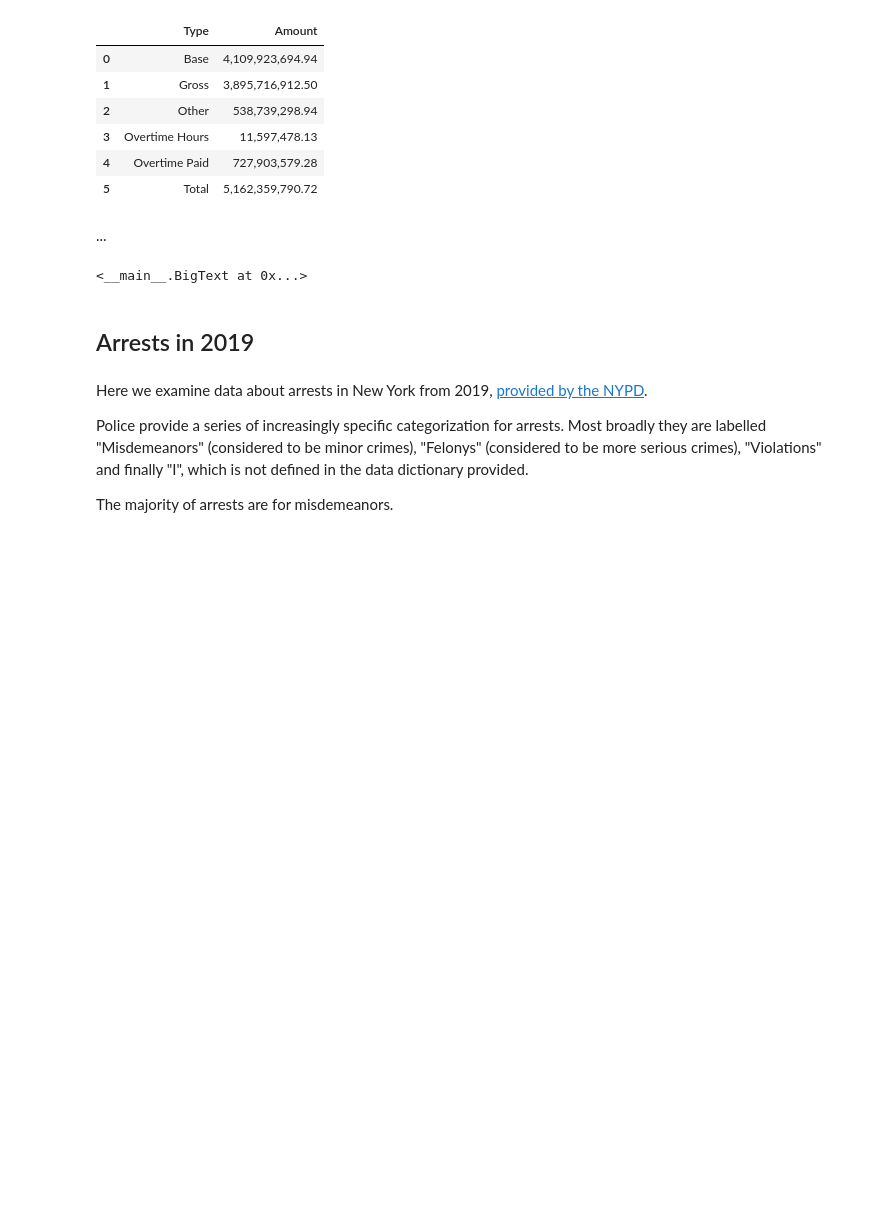
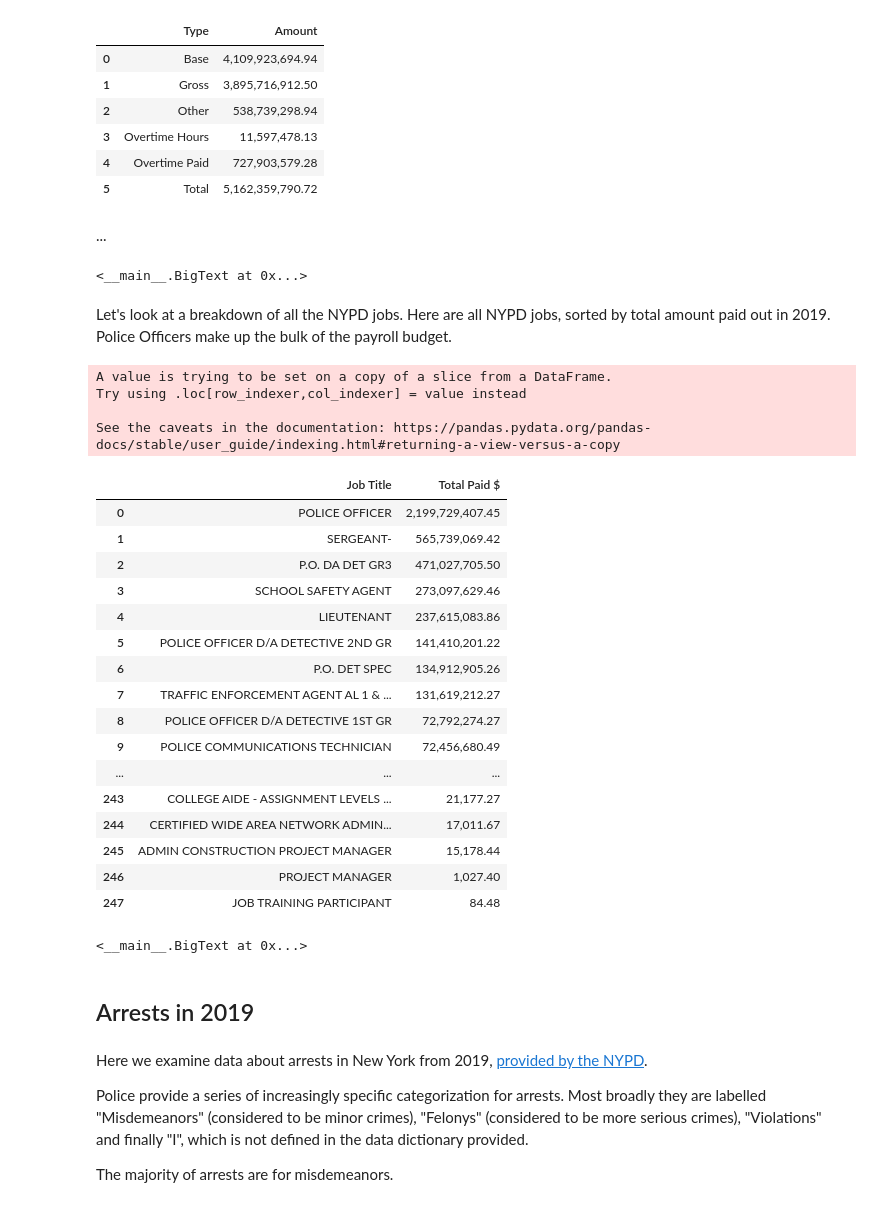
Before and after one commit to antiboredom/notes-on-police-funding, a Jupyter notebook: notes.ipynb, the cells around one changed output. Drawn from its saved outputs; the diff is of its cells as text; code cells hidden in the pictures; blank space fills up the shorter version.

Commit message:
add cops at school

```diff
--- a/notes.ipynb
+++ b/notes.ipynb
@@ -169,3 +169,36 @@ Display(cop_payroll_totals)
 BigText(line1="Cop Overtime:", line2="${:,.0f}".format(cop_payroll["Total OT Paid"].sum()))
 # %% [output]
 <__main__.BigText at 0x...>
+# %% [markdown]
+Let's look at a breakdown of all the NYPD jobs. Here are all NYPD jobs, sorted by total amount paid out in 2019. Police Officers make up the bulk of the payroll budget.
+# %%
+cop_jobs = cop_payroll[['Title Description', 'Base Salary', 'Regular Gross Paid', 'Total Other Pay', 'Total OT Paid']]
+cop_jobs["Total"] = cop_jobs["Regular Gross Paid"] + cop_jobs["Total Other Pay"] + cop_jobs["Total OT Paid"]
+cop_jobs = cop_jobs.reindex(columns=['Title Description', 'Total'])
+
+#top_cops.columns = ["Job Title", "Base Salary $", "Regular Gross Paid $", "Other Pay $", "Overtime $"]
+cop_jobs = pd.pivot_table(cop_jobs, index="Title Description", aggfunc=np.sum).sort_values(by="Total", ascending=False).reset_index()
+cop_jobs.columns = ["Job Title", "Total Paid $"]
+Display(cop_jobs)
+# %% [output]
+A value is trying to be set on a copy of a slice from a DataFrame.
+Try using .loc[row_indexer,col_indexer] = value instead
+
+See the caveats in the documentation: https://pandas.pydata.org/pandas-docs/stable/user_guide/indexing.html#returning-a-view-versus-a-copy
+|  | Job Title | Total Paid $ |
+| 0 | POLICE OFFICER | 2,199,729,407.45 |
+| 1 | SERGEANT- | 565,739,069.42 |
+| 2 | P.O. DA DET GR3 | 471,027,705.50 |
+| 3 | SCHOOL SAFETY AGENT | 273,097,629.46 |
+| 4 | LIEUTENANT | 237,615,083.86 |
+| 5 | POLICE OFFICER D/A DETECTIVE 2ND GR | 141,410,201.22 |
+| 6 | P.O. DET SPEC | 134,912,905.26 |
+| 7 | TRAFFIC ENFORCEMENT AGENT AL 1 & ... | 131,619,212.27 |
+| 8 | POLICE OFFICER D/A DETECTIVE 1ST GR | 72,792,274.27 |
+| 9 | POLICE COMMUNICATIONS TECHNICIAN | 72,456,680.49 |
+| ... | ... | ... |
+| 243 | COLLEGE AIDE - ASSIGNMENT LEVELS ... | 21,177.27 |
+| 244 | CERTIFIED WIDE AREA NETWORK ADMIN... | 17,011.67 |
+| 245 | ADMIN CONSTRUCTION PROJECT MANAGER | 15,178.44 |
+| 246 | PROJECT MANAGER | 1,027.40 |
+| 247 | JOB TRAINING PARTICIPANT | 84.48 |
@@ -172,3 +207,9 @@ BigText(line1="Cop Overtime:", line2="${:,.0f}".format(cop_payroll["Total OT Pai
+# %%
+school_cop_payroll_total = cop_jobs[cop_jobs['Job Title'].str.match('SCHOOL SAFETY AGENT')].iat[0,1]
+school_cop_total = len(cop_payroll[cop_payroll['Title Description'].str.match('SCHOOL SAFETY AGENT')])
+BigText(line1="{} Cops at School for".format(school_cop_total), line2="${:,.0f}".format(school_cop_payroll_total))
+# %% [output]
+<__main__.BigText at 0x...>
 # %% [markdown]
 ## Arrests in 2019
 # %% [markdown]
```
Also changed, not shown: parts of 1 cell of this notebook, 1 other file.
